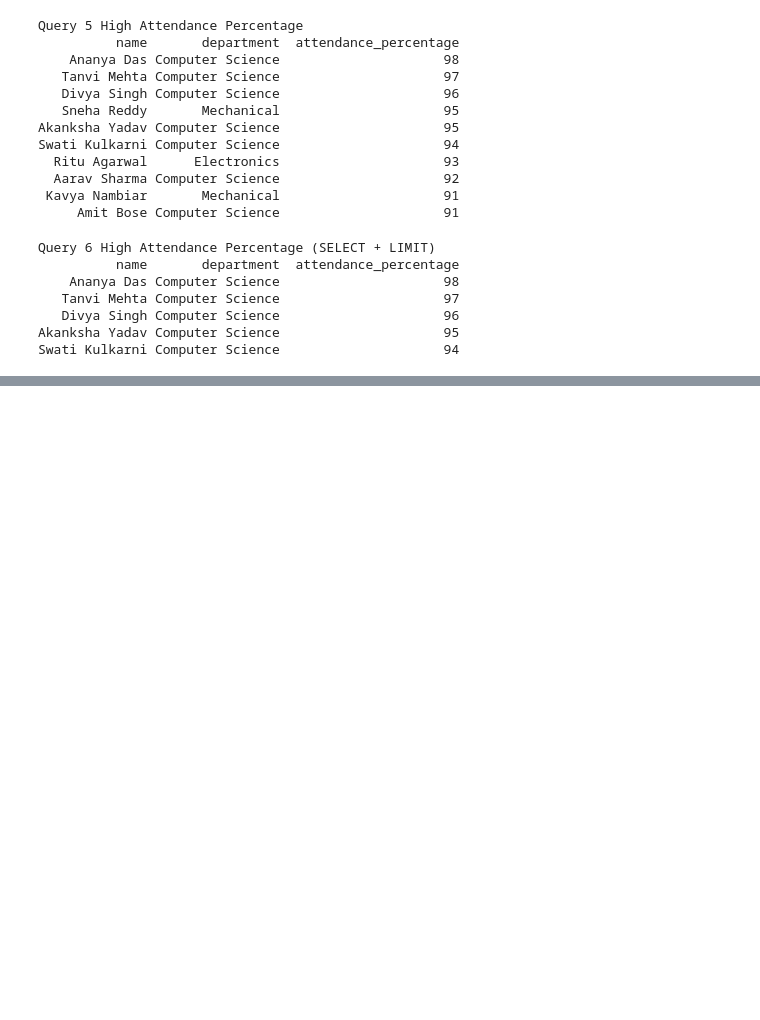
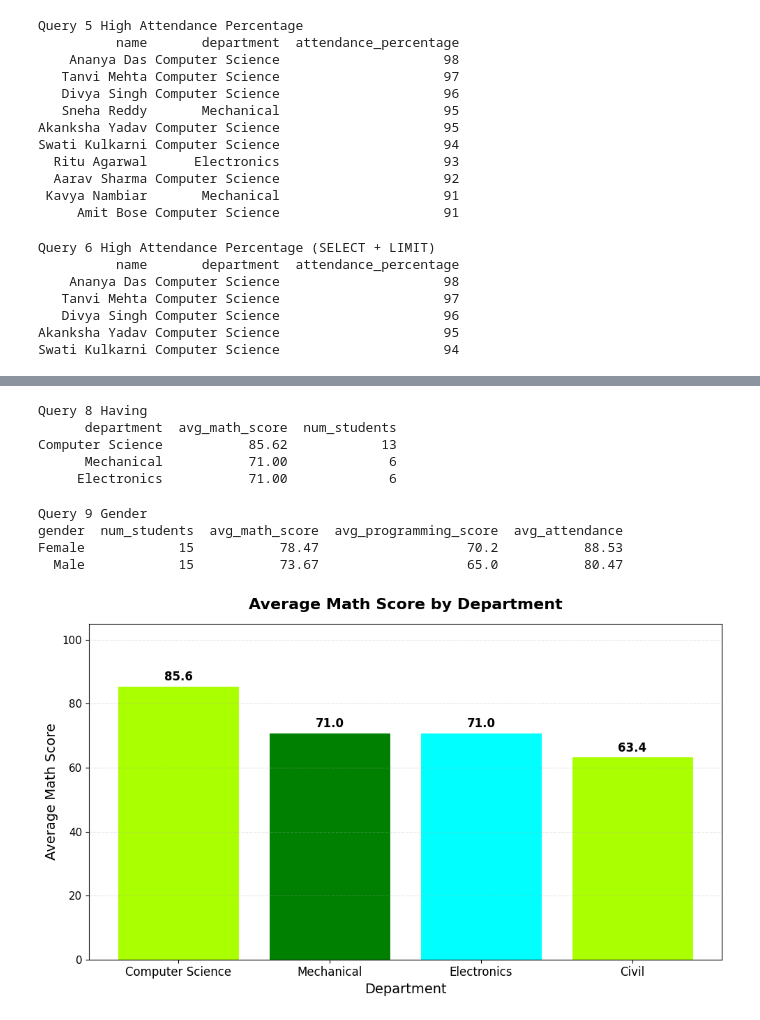
Before and after one commit to HarshiniArulmani2006/Harshini-codeboosters-2026, a Jupyter notebook: Day_2/Day_2_data_engineering.ipynb, the cells around one changed output, grey strips where cells are left out. Drawn from its saved outputs; the diff is of its cells as text; code cells hidden in the pictures; blank space fills up the shorter version.

```diff
--- a/Day_2/Day_2_data_engineering.ipynb
+++ b/Day_2/Day_2_data_engineering.ipynb
@@ -177,0 +198,75 @@ Swati Kulkarni Computer Science                     94
+# %%
+query8="""
+SELECT department,
+ROUND(AVG(math_score),2)AS avg_math_score,
+COUNT(*)AS num_students
+FROM students
+GROUP BY department
+HAVING AVG(math_score)>70
+ORDER BY avg_math_score DESC
+"""
+result8=run_query(query8,"Query 8 Having")
+# %% [output]
+Query 8 Having
+      department  avg_math_score  num_students
+Computer Science           85.62            13
+      Mechanical           71.00             6
+     Electronics           71.00             6
+# %%
+query9="""
+SELECT gender,
+COUNT(*) AS num_students,
+ROUND(AVG(math_score),2) AS avg_math_score,
+ROUND(AVG(programming_score),2) AS avg_programming_score,
+ROUND(AVG(attendance_percentage),2) AS avg_attendance
+FROM students
+GROUP BY gender
+"""
+result9=run_query(query9,"Query 9 Gender")
+# %% [output]
+Query 9 Gender
+gender  num_students  avg_math_score  avg_programming_score  avg_attendance
+Female            15           78.47                   70.2           88.53
+  Male            15           73.67                   65.0           80.47
+# %%
+#get data using sql
+chart1_sql="""
+SELECT department,
+ROUND(AVG(math_score),2) AS avg_math
+FROM students
+GROUP BY department
+ORDER BY avg_math DESC
+"""
+chart1_data=pd.read_sql_query(chart1_sql,conn)
+fig,ax=plt.subplots(figsize=(10,6))
+bar_colors=['#AAFF00','#008000','#00FFFF']
+bars=ax.bar(
+    chart1_data['department'],
+    chart1_data['avg_math'],
+    color=bar_colors,
+    edgecolor='white',
+    linewidth=0.8
+)
+for bar in bars:
+  height=bar.get_height()
+  ax.text(
+      bar.get_x()+bar.get_width()/2,
+      height+0.8,
+      f"{height:.1f}",
+      ha='center',va='bottom',
+      fontsize=12,fontweight='bold',
+      color='black'
+  )
+
+
+ax.set_title("Average Math Score by Department",fontsize=16,fontweight='bold',pad=15)
+ax.set_xlabel("Department",fontsize=14)
+ax.set_ylabel("Average Math Score",fontsize=14)
+ax.set_ylim(0,105)
+ax.tick_params(axis='x',labelsize=12)
+ax.tick_params(axis='y',labelsize=11)
+ax.grid(axis='y',alpha=0.3,linestyle='--')
+plt.tight_layout()
+plt.show()
+# %% [output]
+[figure, added]
```
Also changed, not shown: parts of 2 cells of this notebook.
